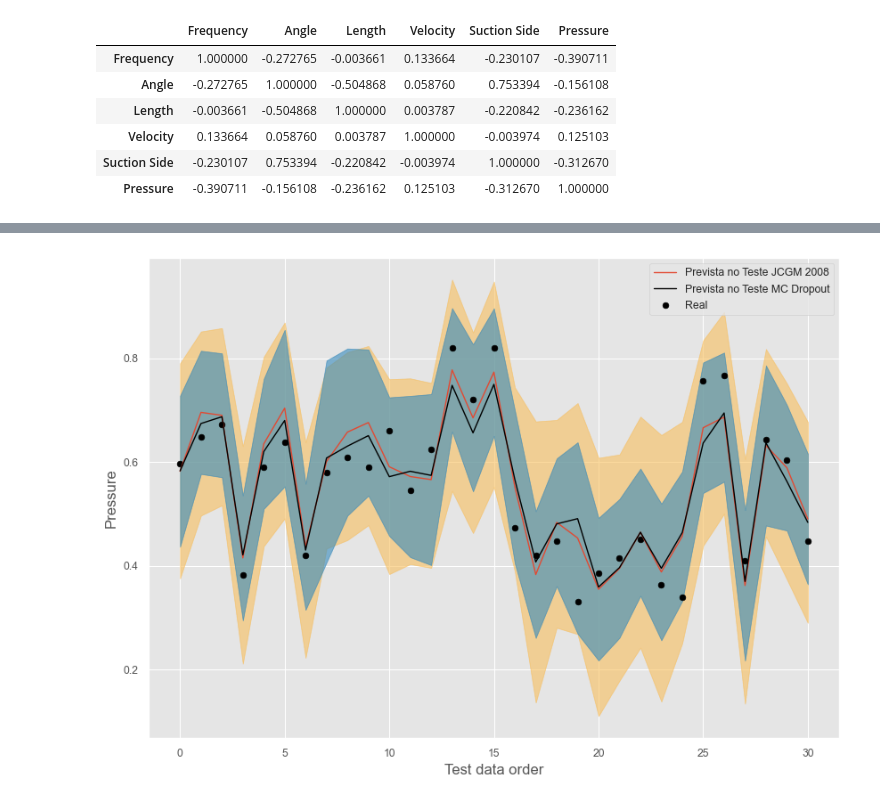
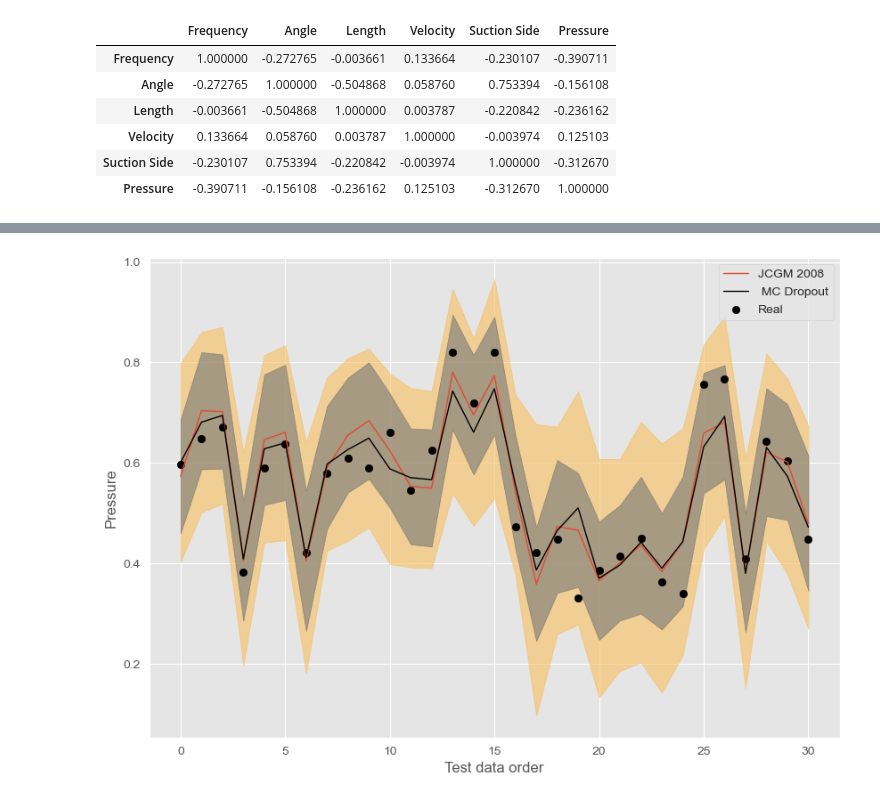
Before and after one commit to Geduardomello/MC-Dropout-x-JCGM-2008, a Jupyter notebook: MC Dropout x JCGM 2008.ipynb, the cells around one changed output, grey strips where cells are left out. Saved outputs shown, nothing was run; the diff lists cells and outputs as text; code cells hidden in the pictures.

```diff
--- a/MC Dropout x JCGM 2008.ipynb
+++ b/MC Dropout x JCGM 2008.ipynb
@@ -303,0 +214,2 @@ MAE
+# %%
+previsão=model.predict(X[:1503])
@@ -644,16 +592,3 @@ df.resume
 df.resume.to_csv('df.resume.csv')
 # %%
 #verificar um valor predito : média e desvio padrão
-# %%
-plt.style.use("ggplot")
-plt.figure(figsize=(10,7))
-plt.plot(df.resume[5],color='black')
-plt.plot(df.resume['Ulow'])
-plt.plot(df.resume['Uup'])
-
-
-
-
-
-
-plt.show()
@@ -1010,12 +943,12 @@ df.total['c5']=(df.total['Predict Deltax5']-df.total['Predict'])/ux5
 #x5: medidor de sucção 5% do valor médio da escala
 #y: pressão somora: 5% do valor médio da escala
 # %%
-upx1=0.05*0.5/2
-upx2=0.05*0.5/2
-upx3=0.05*0.5/2
-upx4=0.05*0.5/2
-upx5=0.05*0.5/2
-upy=0.05*0.5/2
+upx1=0.0003468*0.5/2
+upx2=0.00488*0.5/2
+upx3=0.001470*0.5/2
+upx4=0.01966*0.5/2
+upx5=0.1*0.5/2
+upy=0.008*0.5/2
 # %%
 df.total['uc']=2*((df.total['c1']*upx1)**2+(df.total['c2']*upx2)**2+(df.total['c3']*upx3)**2+(df.total['c4']*upx4)**2
                 +(df.total['c5']*upx5)**2+(upy)**2)**0.5
@@ -1234,7 +1167,7 @@ from datetime import datetime
 bins = 20
 
 # Criando o ambiente do gráfico
-sns.set_style("white")
+sns.set_style("dark")
 fig, ax = plt.subplots(1, 1, figsize=(15, 10))
 
 # Insere curva KDE (Kernel Density Estimation)
@@ -1247,8 +1180,8 @@ g2 = sns.distplot(dfb["prediction error"], ax=ax_copy, kde=False, hist=True,
              bins=bins, norm_hist=False)
 
 # Ajusta rótulos
-g1.set_ylabel("Probabilidade")
-g2.set_title("Distribuição Kernel dos Erros de Predição nos Dados de Teste")
+g1.set_ylabel("Probability")
+g2.set_title("Kernel Distribution of Prediction Errors in Test Data")
 
 plt.show()
 # %% [output]
@@ -1336,21 +1269,21 @@ df.total
 # %%
 n = 31
 t = range(n)
 
 plt.style.use("ggplot")
 f = plt.figure(figsize=(10,7))
-plt.plot(t, df.total['Predict'], label="Prevista no Teste JCGM 2008", color="C7", lw=1)
-plt.plot(t, mu, label="Prevista no Teste MC Dropout", color="Black", lw=1)
+plt.plot(t, df.total['Predict'], label="JCGM 2008", color="C7", lw=1)
+plt.plot(t, mu, label=" MC Dropout", color="Black", lw=1)
 for shade in range(1, 5):
     plt.fill_between(t, mu+sigma*2, mu-sigma * 2, alpha=0.2, color="C11")
 for shade in range(1, 5):
-    plt.fill_between(t, dfb['Predict']-dfb['ucc'], dfb['Predict']+dfb['ucc'], alpha=0.2, color="C1")
+    plt.fill_between(t, dfb['Predict']-dfb['ucc'], dfb['Predict']+dfb['ucc'], alpha=0.2, color="C3")
 
 plt.scatter(t, df.total[5], color="black", label="Real")
 plt.ylabel("Pressure")
 plt.xlabel("Test data order")
 plt.legend(loc="best")
 f.savefig("rnn_demanda_test3.png")
 plt.show()
 # %% [output]
-[figure, old version]
+[figure, new version]
```
Also changed, not shown: parts of 66 cells of this notebook.
